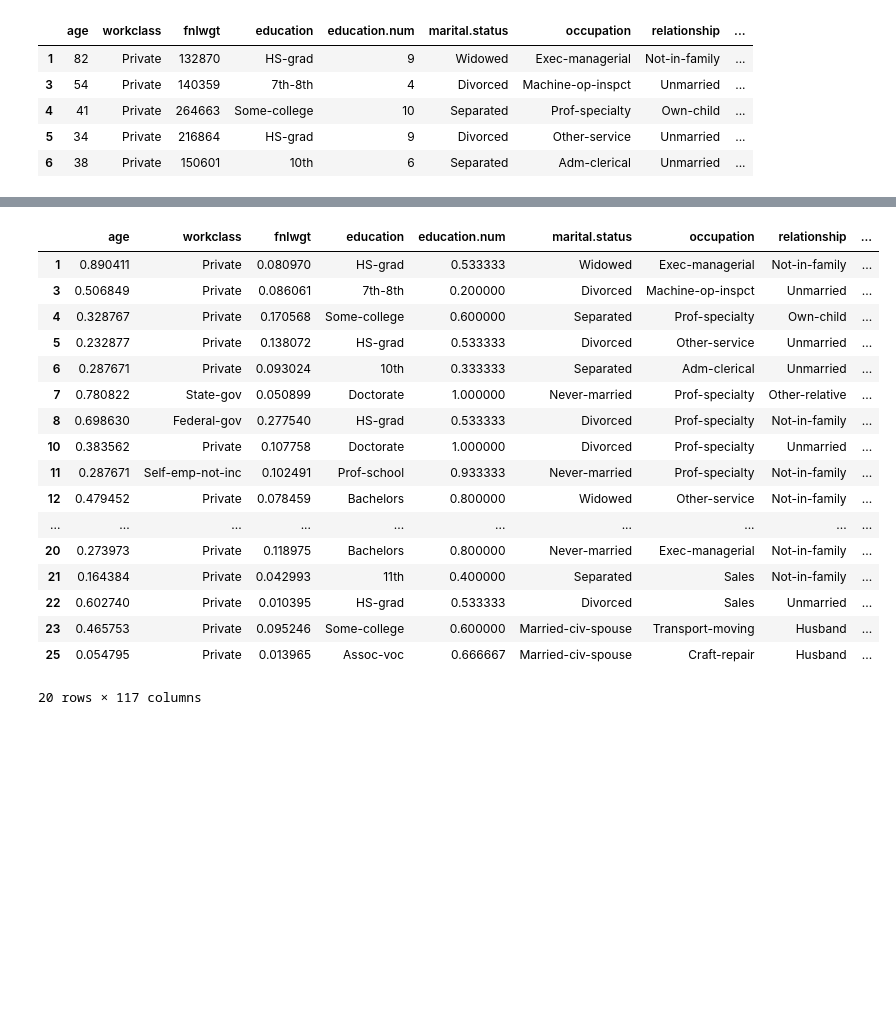
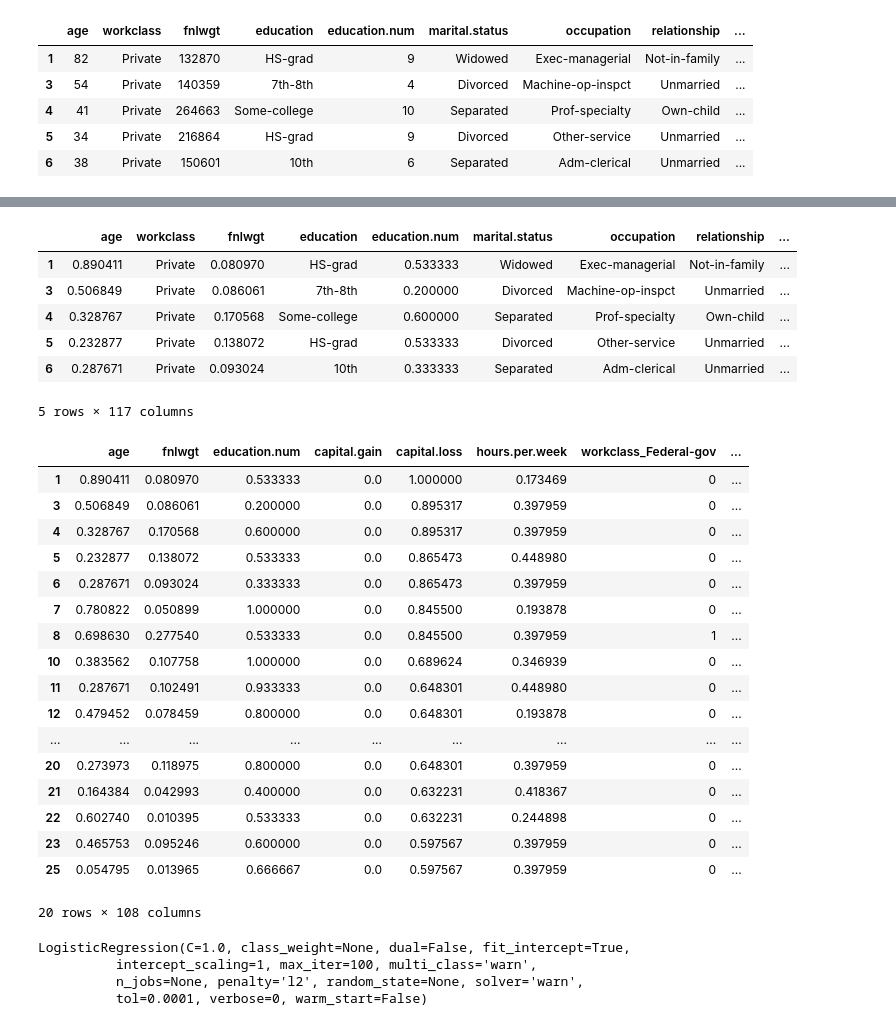
Before and after one commit to MehmetSemerci/CNG562-MehmetSemerci, a Jupyter notebook: SEMERCI_adult_census_income.ipynb, the cells around one changed output, grey strips where cells are left out. Saved outputs shown, nothing was run; the diff lists cells and outputs as text; code cells hidden in the pictures; blank space fills up the shorter version.

```diff
--- a/SEMERCI_adult_census_income.ipynb
+++ b/SEMERCI_adult_census_income.ipynb
@@ -97,27 +86,40 @@ df3.head(20)
 # %%
 from sklearn.preprocessing import minmax_scale
 dfTest = df3
 cols_to_norm = ['age','fnlwgt','education.num','capital.gain','capital.loss','hours.per.week']
 dfTest[['age','fnlwgt','education.num','capital.gain','capital.loss','hours.per.week']] = minmax_scale(dfTest[['age','fnlwgt','education.num','capital.gain','capital.loss','hours.per.week']])
 
 
-dfTest.head(20)
+dfTest.head()
 # %% [output]
 |  | age | workclass | fnlwgt | education | education.num | marital.status | occupation | relationship | ... |
 | 1 | 0.890411 | Private | 0.080970 | HS-grad | 0.533333 | Widowed | Exec-managerial | Not-in-family | ... |
 | 3 | 0.506849 | Private | 0.086061 | 7th-8th | 0.200000 | Divorced | Machine-op-inspct | Unmarried | ... |
 | 4 | 0.328767 | Private | 0.170568 | Some-college | 0.600000 | Separated | Prof-specialty | Own-child | ... |
 | 5 | 0.232877 | Private | 0.138072 | HS-grad | 0.533333 | Divorced | Other-service | Unmarried | ... |
 | 6 | 0.287671 | Private | 0.093024 | 10th | 0.333333 | Separated | Adm-clerical | Unmarried | ... |
-| 7 | 0.780822 | State-gov | 0.050899 | Doctorate | 1.000000 | Never-married | Prof-specialty | Other-relative | ... |
-| 8 | 0.698630 | Federal-gov | 0.277540 | HS-grad | 0.533333 | Divorced | Prof-specialty | Not-in-family | ... |
-| 10 | 0.383562 | Private | 0.107758 | Doctorate | 1.000000 | Divorced | Prof-specialty | Unmarried | ... |
-| 11 | 0.287671 | Self-emp-not-inc | 0.102491 | Prof-school | 0.933333 | Never-married | Prof-specialty | Not-in-family | ... |
-| 12 | 0.479452 | Private | 0.078459 | Bachelors | 0.800000 | Widowed | Other-service | Not-in-family | ... |
-| ... | ... | ... | ... | ... | ... | ... | ... | ... | ... |
-| 20 | 0.273973 | Private | 0.118975 | Bachelors | 0.800000 | Never-married | Exec-managerial | Not-in-family | ... |
-| 21 | 0.164384 | Private | 0.042993 | 11th | 0.400000 | Separated | Sales | Not-in-family | ... |
-| 22 | 0.602740 | Private | 0.010395 | HS-grad | 0.533333 | Divorced | Sales | Unmarried | ... |
-| 23 | 0.465753 | Private | 0.095246 | Some-college | 0.600000 | Married-civ-spouse | Transport-moving | Husband | ... |
-| 25 | 0.054795 | Private | 0.013965 | Assoc-voc | 0.666667 | Married-civ-spouse | Craft-repair | Husband | ... |
-20 rows × 117 columns
+5 rows × 117 columns
+# %%
+import seaborn as sns
+dfTest.drop(['workclass','education','marital.status','occupation','relationship','race','sex','native.country','income'],inplace=True,axis=1)
+
+dfTest.head(20)
+# %% [output]
+|  | age | fnlwgt | education.num | capital.gain | capital.loss | hours.per.week | workclass_Federal-gov | ... |
+| 1 | 0.890411 | 0.080970 | 0.533333 | 0.0 | 1.000000 | 0.173469 | 0 | ... |
+| 3 | 0.506849 | 0.086061 | 0.200000 | 0.0 | 0.895317 | 0.397959 | 0 | ... |
+| 4 | 0.328767 | 0.170568 | 0.600000 | 0.0 | 0.895317 | 0.397959 | 0 | ... |
+| 5 | 0.232877 | 0.138072 | 0.533333 | 0.0 | 0.865473 | 0.448980 | 0 | ... |
+| 6 | 0.287671 | 0.093024 | 0.333333 | 0.0 | 0.865473 | 0.397959 | 0 | ... |
+| 7 | 0.780822 | 0.050899 | 1.000000 | 0.0 | 0.845500 | 0.193878 | 0 | ... |
+| 8 | 0.698630 | 0.277540 | 0.533333 | 0.0 | 0.845500 | 0.397959 | 1 | ... |
+| 10 | 0.383562 | 0.107758 | 1.000000 | 0.0 | 0.689624 | 0.346939 | 0 | ... |
+| 11 | 0.287671 | 0.102491 | 0.933333 | 0.0 | 0.648301 | 0.448980 | 0 | ... |
+| 12 | 0.479452 | 0.078459 | 0.800000 | 0.0 | 0.648301 | 0.193878 | 0 | ... |
+| ... | ... | ... | ... | ... | ... | ... | ... | ... |
+| 20 | 0.273973 | 0.118975 | 0.800000 | 0.0 | 0.648301 | 0.397959 | 0 | ... |
+| 21 | 0.164384 | 0.042993 | 0.400000 | 0.0 | 0.632231 | 0.418367 | 0 | ... |
+| 22 | 0.602740 | 0.010395 | 0.533333 | 0.0 | 0.632231 | 0.244898 | 0 | ... |
+| 23 | 0.465753 | 0.095246 | 0.600000 | 0.0 | 0.597567 | 0.397959 | 0 | ... |
+| 25 | 0.054795 | 0.013965 | 0.666667 | 0.0 | 0.597567 | 0.397959 | 0 | ... |
+20 rows × 108 columns
@@ -123,0 +135,11 @@ dfTest.head(20)
+# %%
+from sklearn.linear_model import LogisticRegression
+
+logmodel = LogisticRegression()
+
+logmodel. fit(X_train, y_train)
+# %% [output]
+LogisticRegression(C=1.0, class_weight=None, dual=False, fit_intercept=True,
+          intercept_scaling=1, max_iter=100, multi_class='warn',
+          n_jobs=None, penalty='l2', random_state=None, solver='warn',
+          tol=0.0001, verbose=0, warm_start=False)
```
Also changed, not shown: parts of 7 cells of this notebook.
